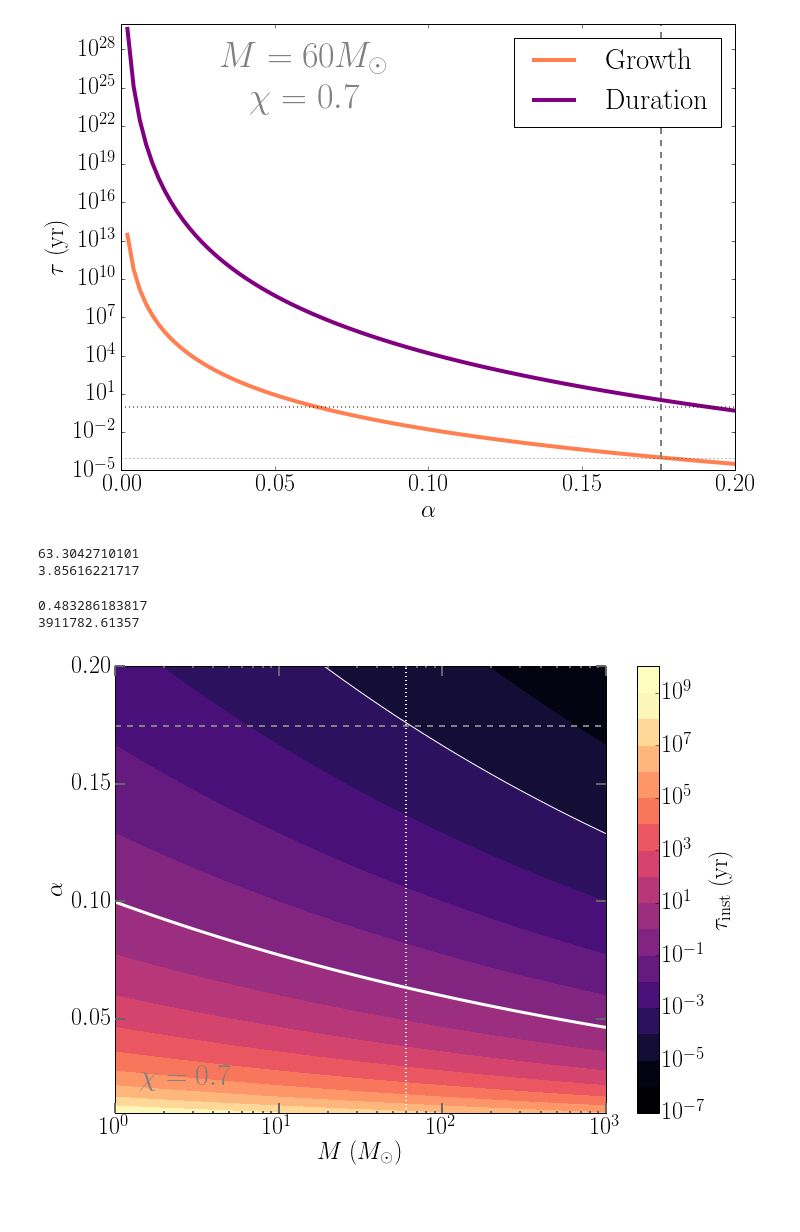
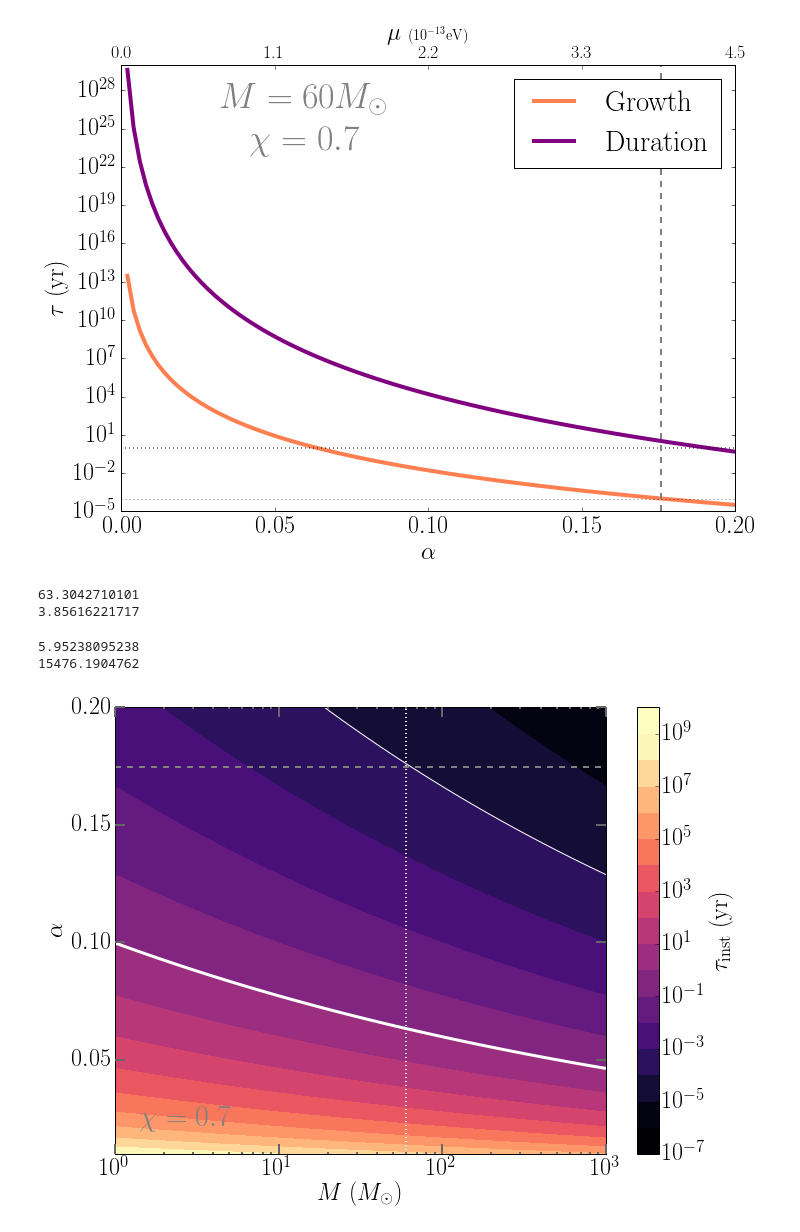
Before and after one commit to maxisi/gwaxion, a Jupyter notebook: examples/timescales_approx.ipynb, the cells around one changed output. Cells and saved outputs as stored; diff of their text form; code cells hidden in the pictures; blank space fills up the shorter version.

Commit message:
plots

```diff
--- a/examples/timescales_approx.ipynb
+++ b/examples/timescales_approx.ipynb
@@ -28,33 +28,48 @@ def tgw(m, alpha, chi):
 # %%
 mbh_ex = 60
 mbh = mbh_ex*lal.MSUN_SI
 chi = 0.7
 alphas = np.linspace(0, 0.2, 100)
 
 fig, ax = plt.subplots(1, figsize=(11,8))
+ax2 = ax.twiny()
 
 ax.plot(alphas, tinst(mbh, alphas, chi)/lal.YRSID_SI, label='Growth', lw=4, c='coral')
 ax.plot(alphas, tgw(mbh, alphas, chi)/lal.YRSID_SI, label='Duration', lw=4, c='purple')
+
 
 ax.axhline(1, ls=':', c='k', lw=2, alpha=0.5)
 ax.axhline(0.0001, ls=':', c='k', lw=1, alpha=0.5)
 ax.axvline(0.176, ls='--', c='gray', lw=2)
 
 ax.set_xlim(0, 0.2)
 ax.set_yscale('log')
 ax.set_ylabel(r'$\tau$ (yr)')
 ax.set_xlabel(r'$\alpha$')
 
 ax.annotate(r'$M=60 M_\odot$'+'\n'+r'$\chi=0.7$', xy=(0.3, 0.95), xycoords="axes fraction",
             ha='center', va='top', fontsize=36, color='gray')
 
 ax.legend(loc='upper right')
 
+# add boson mass scale
+def mu_alpha(alpha):
+    return physics.Alpha(alpha=alpha, m_bh=mbh_ex).m_b_ev
+mu_ticks = mu_alpha(ax.get_xticks())/1E-13
+ax2.set_xticks(mu_ticks)
+ax2.set_xticklabels(['%.1f' % x for x in mu_ticks])
+ax2.set_xlim(mu_alpha(np.array(ax.get_xlim()))/1E-13)
+ax2.set_xlabel(r'$\mu$ {\Large ($10^{-13}$eV)}')
+ax2.tick_params(labelsize=18)
+
+#ax.grid(True)
+
 fig.savefig('plot_tau_alpha.pdf', bbox_inches='tight')
 
 plt.show()
+plt.close()
 # %% [output]
-[figure, old version]
+[figure, new version]
 # %%
 print tinst(mbh, 0.176, chi)/60
 print tgw(mbh, 0.176, chi)/lal.YRSID_SI
@@ -62,11 +77,11 @@ print tgw(mbh, 0.176, chi)/lal.YRSID_SI
 63.3042710101
 3.85616221717
 # %%
-print tinst(mbh, 0.07, chi)/lal.YRSID_SI
-print tgw(mbh, 0.07, chi)/lal.YRSID_SI
+print tinst(mbh, 0.1, chi)/lal.DAYSID_SI
+print tgw(mbh, 0.1, chi)/lal.YRSID_SI
 # %% [output]
-0.483286183817
-3911782.61357
+5.95238095238
+15476.1904762
 # %%
 n_mass = 1000
 n_alpha = 1000
```
Also changed, not shown: 2 other files.
